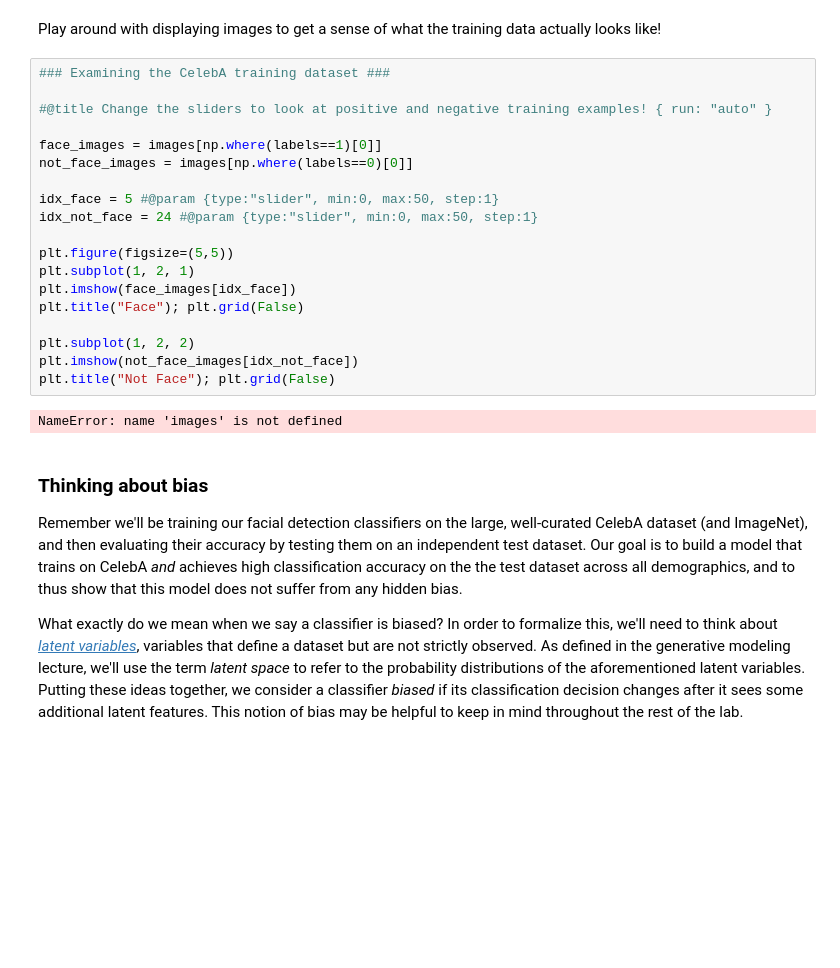
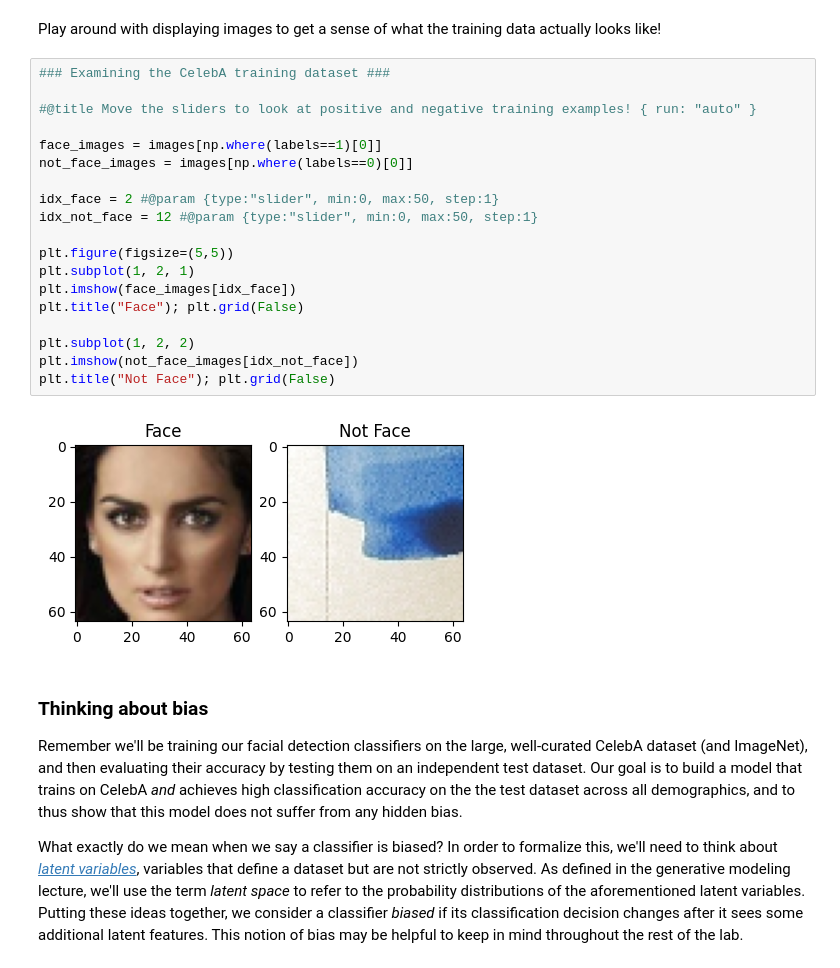
Before and after one commit to romenlaw/mitlabs, a Jupyter notebook: lab2/Part2_Debiasing.ipynb, the cells around one changed output. Cells and saved outputs as stored; diff of their text form; blank space fills up the shorter version.

```diff
--- a/lab2/Part2_Debiasing.ipynb
+++ b/lab2/Part2_Debiasing.ipynb
@@ -108,24 +153,24 @@ Play around with displaying images to get a sense of what the training data actu
 # %%
 ### Examining the CelebA training dataset ###
 
-#@title Change the sliders to look at positive and negative training examples! { run: "auto" }
+#@title Move the sliders to look at positive and negative training examples! { run: "auto" }
 
 face_images = images[np.where(labels==1)[0]]
 not_face_images = images[np.where(labels==0)[0]]
 
-idx_face = 5 #@param {type:"slider", min:0, max:50, step:1}
-idx_not_face = 24 #@param {type:"slider", min:0, max:50, step:1}
+idx_face = 2 #@param {type:"slider", min:0, max:50, step:1}
+idx_not_face = 12 #@param {type:"slider", min:0, max:50, step:1}
 
 plt.figure(figsize=(5,5))
 plt.subplot(1, 2, 1)
 plt.imshow(face_images[idx_face])
 plt.title("Face"); plt.grid(False)
 
 plt.subplot(1, 2, 2)
 plt.imshow(not_face_images[idx_not_face])
 plt.title("Not Face"); plt.grid(False)
 # %% [output]
-NameError: name 'images' is not defined
+[figure, added]
 # %% [markdown]
 ### Thinking about bias
 
```
Also changed, not shown: parts of 13 cells of this notebook.
